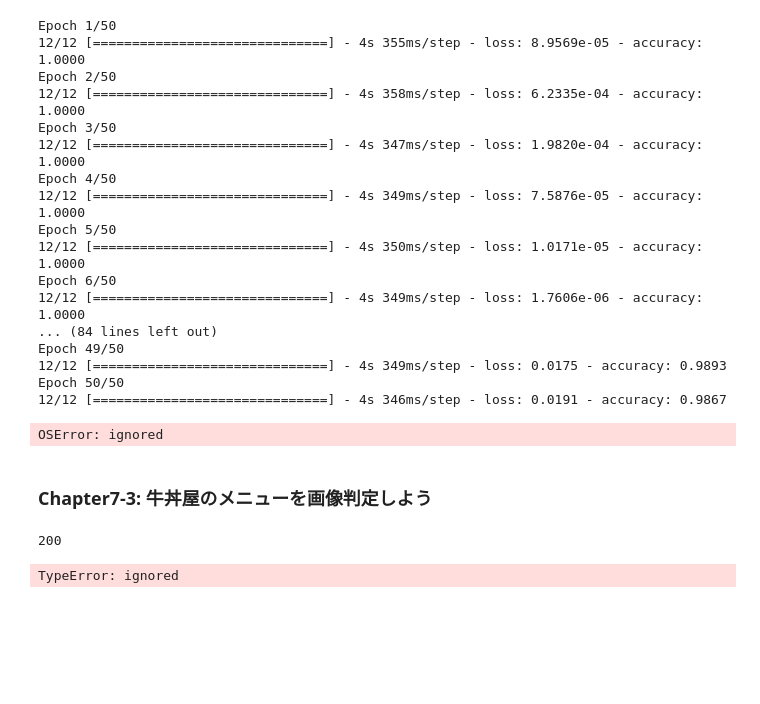
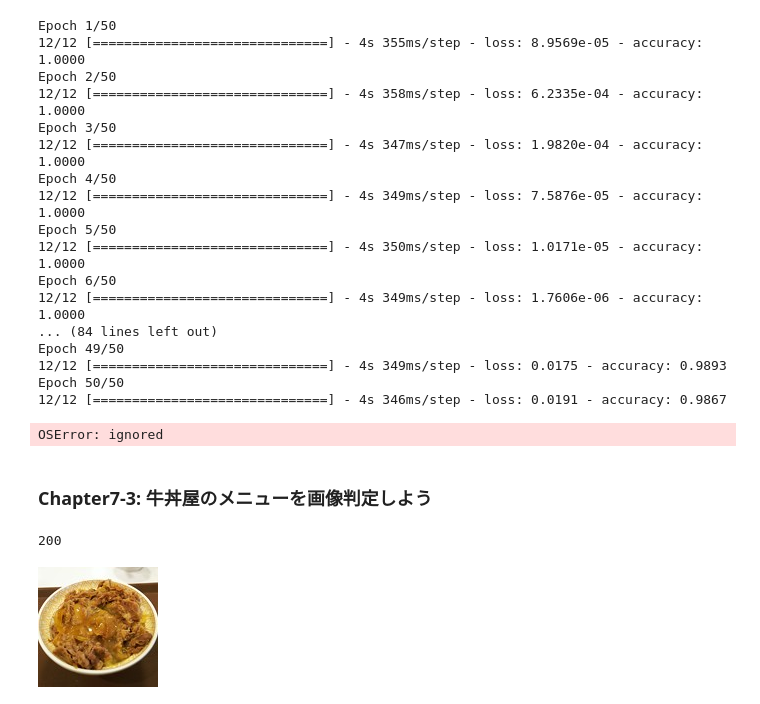
Before and after one commit to Tatsuro0726/Scraping, a Jupyter notebook: Chapter7.ipynb, the cells around one changed output. Cells and saved outputs as stored; diff of their text form; code cells hidden in the pictures; blank space fills up the shorter version.

Commit message:
20200812 Colaboratory を使用して作成しました

```diff
--- a/Chapter7.ipynb
+++ b/Chapter7.ipynb
@@ -380,45 +380,53 @@ model.save_weights(hdf5_file)
 # %%
 # スクレイピングを行う
 # フォト蔵
 # API仕様：http://photozou.jp/basic/api_method_search_public
 
 import requests, json
 
 url = 'https://api.photozou.jp/rest/search_public.json'
 params = {
     'keyword': '牛丼',
     'offset': 0,
-    'limit':10
+    'limit':5
 }
 
 res = requests.get(url, params=params)
 
 print(res.status_code)
 
 json_file = open('./drive/My Drive/Colab Folder/image/test.json', 'w')
 json.dump(res.json(), json_file, indent=4, separators=(',', ':'))
+test = json.load(open('./drive/My Drive/Colab Folder/image/test.json', 'r'))
+image_url = test['info']['photo'][1]['thumbnail_image_url']
 
+res2 = requests.get(image_url)
+with open('./drive/My Drive/Colab Folder/image/test.jpg', 'wb') as fp:
+  fp.write(res2.content)
 
+from IPython.display import Image
+Image("./drive/My Drive/Colab Folder/image/test.jpg")
 # with open('./drive/My Drive/Colab Folder/image/test.png', 'wb') as fp:
 #   fp.write(bindata)
 # fp.close()
 # print(res.json())
 # for i in res.json():
 #   print(i)
 # res.content
 # %% [output]
 200
+[figure, added]
 # %%
 ## サムネイル画像をダウンロードするプログラム
 
 import sys, os, re, time
-import requests as req
+import requests
 import urllib.parse as parse
 import json
 
 # APIのURL指定
 PHOTOZOU = "https://api.photozou.jp/rest/search_public.json"
-CACHE_DIR = "./drive/My Drive/Colab Folder/images/cache"
+CACHE_DIR = "./drive/My Drive/Colab Folder/image/cache"
 
 # フォト蔵のAPIを利用して画像を検索する
 def search_photo(keyword, offset=0, limit=100):
@@ -437,15 +445,61 @@ def search_photo(keyword, offset=0, limit=100):
     os.makedirs(CACHE_DIR)
   # リクエストを投げる
   res = requests.get(PHOTOZOU, params)
-  cache = keyword + '_' + offset + '_' + limit
+  # キャッシュファイル名
+  cache = CACHE_DIR + '/' + keyword + '_' + str(offset) + '_' + str(limit) + '.json'
+  # キャッシュファイルが存在する場合
   if os.path.exists(cache):
     return json.load(open(cache, 'r', encoding='utf-8'))
+  # 存在しない場合
   print("[API]" + res.url)
   time.sleep(1) # 利用マナーとして1秒スリープ
-  json.dumps()
-  return
+  json.dump(res.json(), open(cache, 'w', encoding='utf-8'), indent=4, separators=(',', ':'))
+  return json.load(open(cache, 'r',encoding='utf-8'))
 
-# テスト
-test = search_photo('牛丼')
+# 画像をダウンロードする
+def download_thumb(info, save_dir):
+  """フォト蔵のjsonデータから画像をダウンロードする
+     info     : jsonデータ
+     save_dir : 保存先ディレクトリ"""
+  if not os.path .exists(save_dir): os.makedirs(save_dir)
+  if info is None: return
+  if not 'photo' in info['info']:
+    print('[ERROR] broken info')
+    return
+  photolist = info['info']['photo']
+  for photo in photolist:
+    title = photo['photo_title']
+    photo_id = photo['photo_id']
+    url = photo['thumbnail_image_url']
+    path = save_dir + '/' + str(photo_id) + '_thumb.jpg'
+    if os.path.exists(path): continue
+    try:
+      print('[download]', title, photo_id, url)
+      image = requests.get(url)
+      with open(path, 'wb') as fp:
+        fp.write(image.content)
+      time.sleep(1) # マナーとして1秒スリープ
+    except Exception as e:
+      print('[ERROR] failed to download url=', url)
+
+# 検索結果を全部取得する
+def download_all(keyword, save_dir, maxphoto=300):
+  # 設定値
+  offset = 0
+  limit = 50
+  while True:
+    # APIを呼び出す
+    info = search_photo(keyword, offset=offset, limit=limit)
+    if info is None:
+      print('[ERORR] no result'); return
+    if (not 'info' in info) or (not 'photo_num' in info['info']):
+      print('[ERORR] broken data'); return
+    photo_num = info['info']['photo_num']
+    if photo_num == 0:
+      print('photo_num = 0, offset=', offset)
+      return
+    # 写真情報が含まれていればダウンロード
+    print('***download offset=', offset)
+    download_thumb(info, save_dir)
+    offset += limit
+    if offset >= maxphoto: break
-# %% [output]
-TypeError: ignored
```
Also changed, not shown: parts of 1 cell of this notebook.
